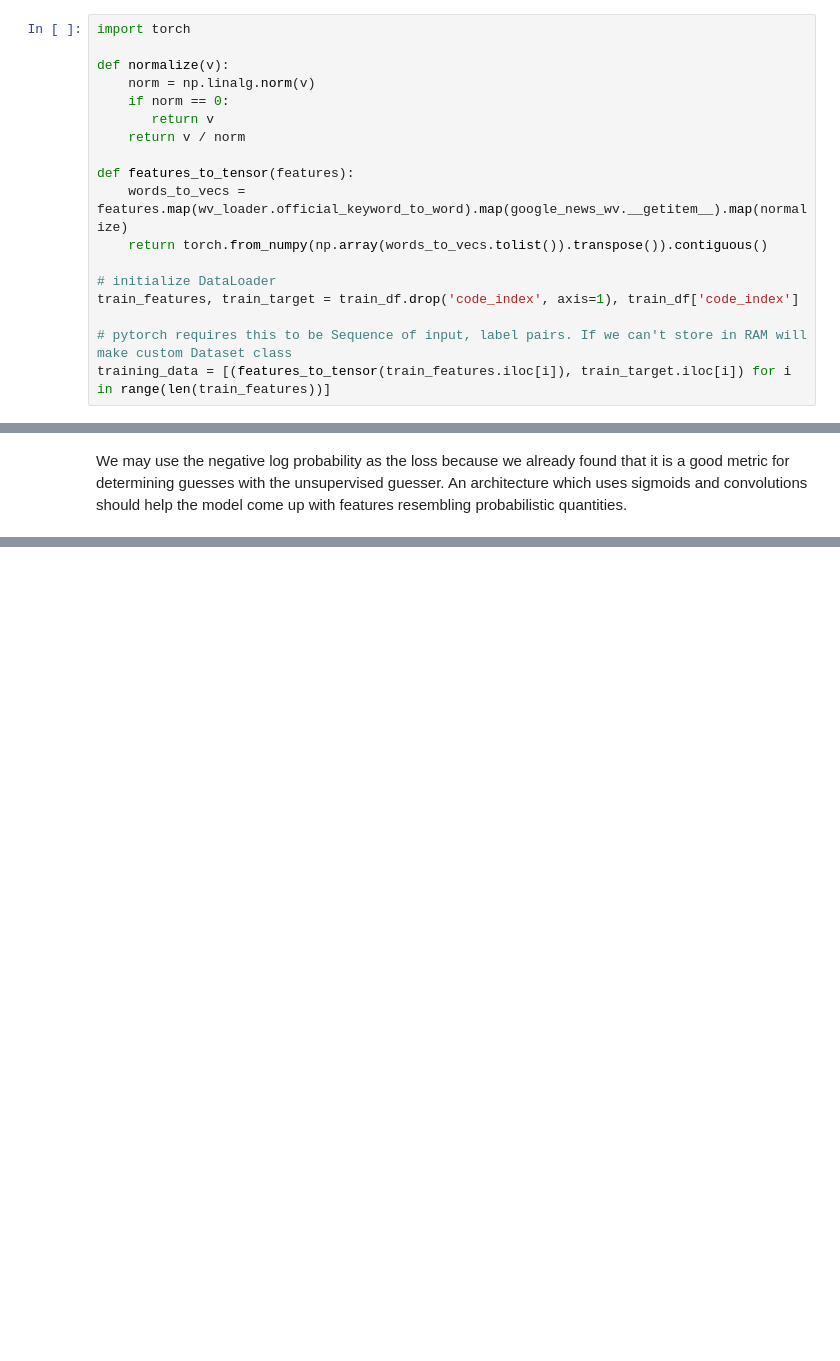
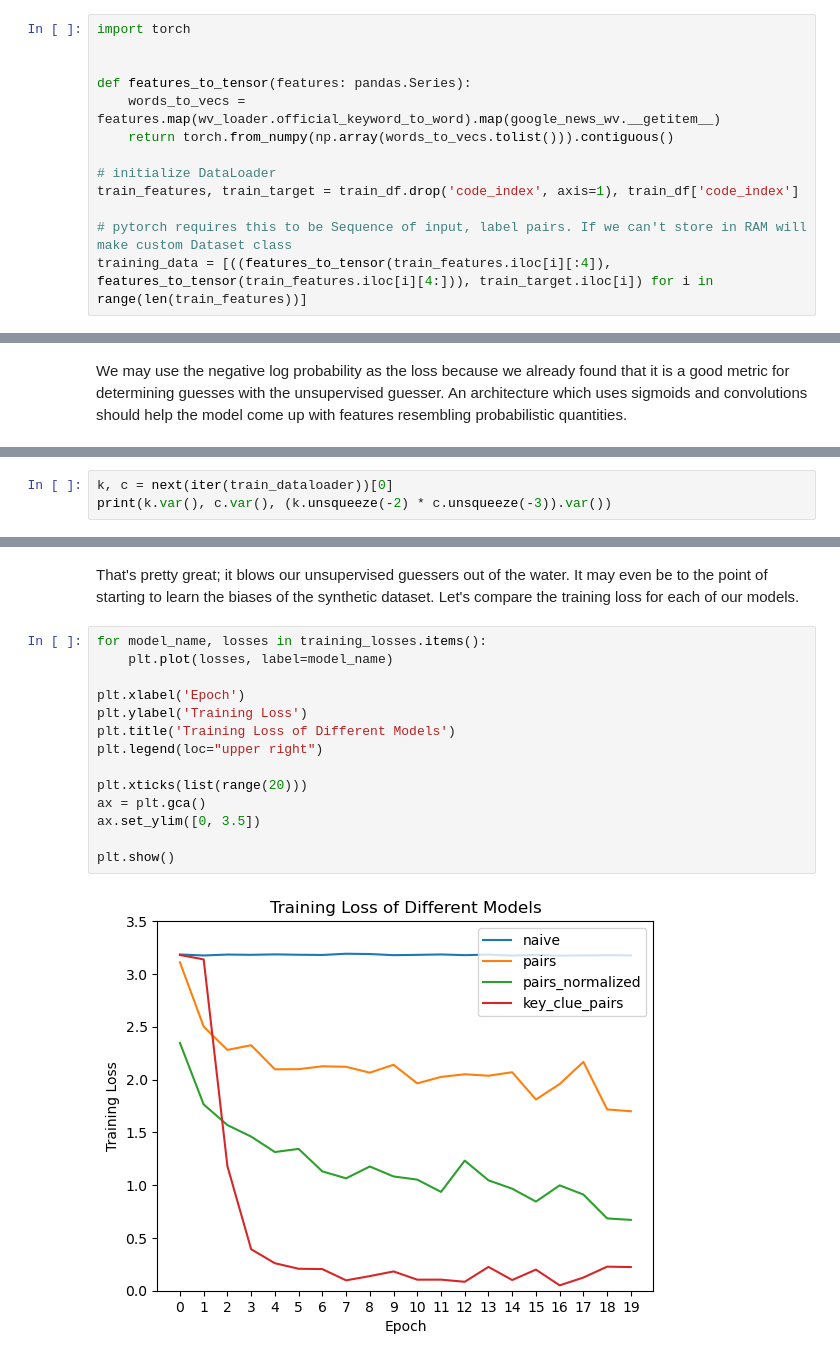
Before and after one commit to TheJDen/decrypto-ai-research, a Jupyter notebook: notebooks/word2vec/word2vec_supervised_guesser.ipynb, the cells around one changed output, grey strips where cells are left out. Drawn from its saved outputs; the diff is of its cells as text; blank space fills up the shorter version.

Commit message:
supervised guesser progress

```diff
--- a/notebooks/word2vec/word2vec_supervised_guesser.ipynb
+++ b/notebooks/word2vec/word2vec_supervised_guesser.ipynb
@@ -38,18 +38,13 @@ A naive way to encode each clue would be to put each keyword embedding followed
 # %%
 import torch
 
-def normalize(v):
-    norm = np.linalg.norm(v)
-    if norm == 0:
-       return v
-    return v / norm
 
-def features_to_tensor(features):
-    words_to_vecs = features.map(wv_loader.official_keyword_to_word).map(google_news_wv.__getitem__).map(normalize)
-    return torch.from_numpy(np.array(words_to_vecs.tolist()).transpose()).contiguous()
+def features_to_tensor(features: pandas.Series):
+    words_to_vecs = features.map(wv_loader.official_keyword_to_word).map(google_news_wv.__getitem__)
+    return torch.from_numpy(np.array(words_to_vecs.tolist())).contiguous()
 
 # initialize DataLoader
 train_features, train_target = train_df.drop('code_index', axis=1), train_df['code_index']
 
 # pytorch requires this to be Sequence of input, label pairs. If we can't store in RAM will make custom Dataset class
-training_data = [(features_to_tensor(train_features.iloc[i]), train_target.iloc[i]) for i in range(len(train_features))]
+training_data = [((features_to_tensor(train_features.iloc[i][:4]), features_to_tensor(train_features.iloc[i][4:])), train_target.iloc[i]) for i in range(len(train_features))]
@@ -158,0 +289,3 @@ This encodes the input as keyword-clue pairs that the classifier may have an eas
+# %%
+k, c = next(iter(train_dataloader))[0]
+print(k.var(), c.var(), (k.unsqueeze(-2) * c.unsqueeze(-3)).var())
@@ -158,0 +459,18 @@ This encodes the input as keyword-clue pairs that the classifier may have an eas
+# %% [markdown]
+That's pretty great; it blows our unsupervised guessers out of the water. It may even be to the point of starting to learn the biases of the synthetic dataset. Let's compare the training loss for each of our models.
+# %%
+for model_name, losses in training_losses.items():
+    plt.plot(losses, label=model_name)
+
+plt.xlabel('Epoch')
+plt.ylabel('Training Loss')
+plt.title('Training Loss of Different Models')
+plt.legend(loc="upper right")
+
+plt.xticks(list(range(20)))
+ax = plt.gca()
+ax.set_ylim([0, 3.5])
+
+plt.show()
+# %% [output]
+[figure, added]
```
Also changed, not shown: parts of 24 cells of this notebook.
